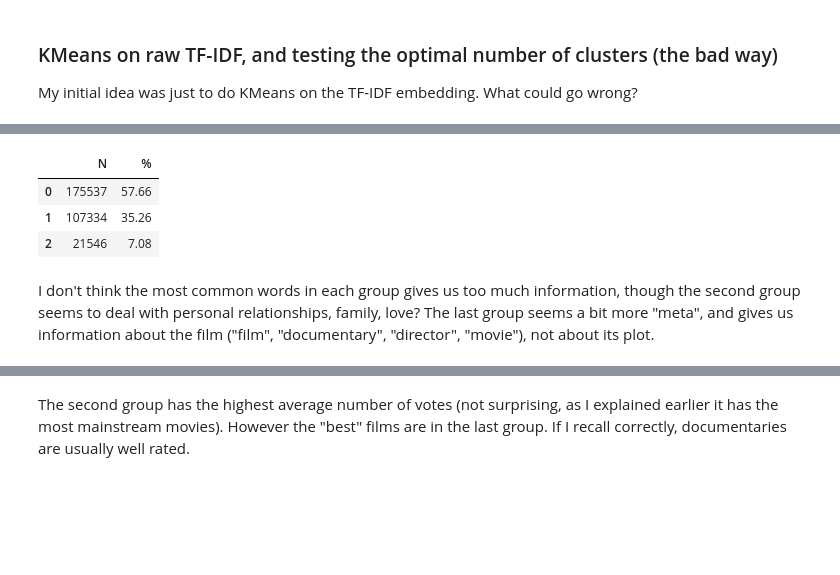
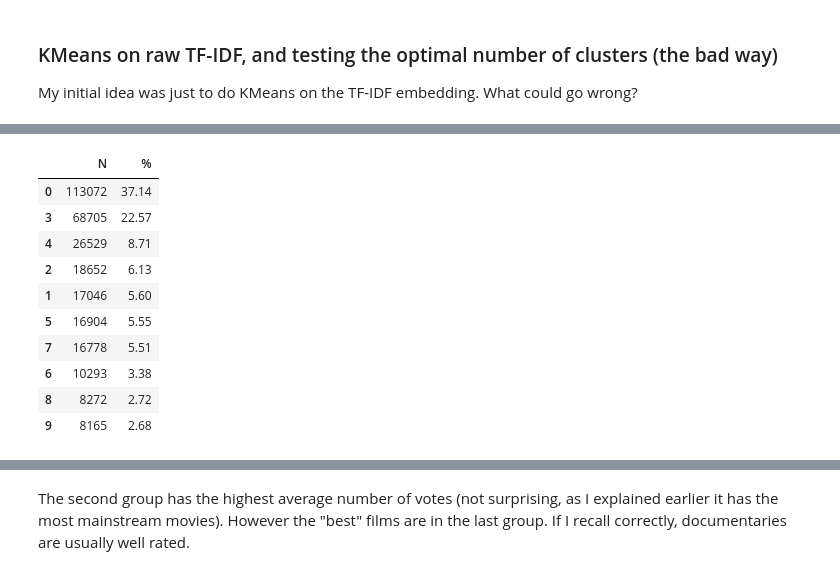
Before and after one commit to Dscronias/yet-another-imdb-project, a Jupyter notebook: Analysis.ipynb, the cells around one changed output, grey strips where cells are left out. Saved outputs shown, nothing was run; the diff lists cells and outputs as text; code cells hidden in the pictures; blank space fills up the shorter version.

```diff
--- a/Analysis.ipynb
+++ b/Analysis.ipynb
@@ -42,6 +42,7 @@ import nltk
 
 # Wrangling
 import pandas as pd
+pd.set_option('display.max_colwidth', 125)
 import sks_functions as sks
 
 # Stats
@@ -1071,20 +1241,25 @@ I decided arbitrarily to create 3 clusters. It's easy to analyse.
 # %%
-TFIDF = TfidfVectorizer(max_features=2000)
+TFIDF = TfidfVectorizer(max_features=4000)
 tfidf_matrix = TFIDF.fit_transform(df_desc.loc[:,"plot"])
 
-km = KMeans(n_clusters=3)
+km = KMeans(n_clusters=10)
 km.fit(tfidf_matrix)
 
 # Clusters to df
 df_desc = df_desc.assign(
-    kmeans3=km.labels_
+    kmeans10=km.labels_
 )
 # Oneway table of the clusters
-sks.tab(df=df_desc, var="kmeans3", round_int=2)
+sks.tab(df=df_desc, var="kmeans10", round_int=2)
 # %% [output]
 |  | N | % |
-| 0 | 175537 | 57.66 |
-| 1 | 107334 | 35.26 |
-| 2 | 21546 | 7.08 |
+| 0 | 113072 | 37.14 |
+| 3 | 68705 | 22.57 |
+| 4 | 26529 | 8.71 |
+| 2 | 18652 | 6.13 |
+| 1 | 17046 | 5.60 |
+| 5 | 16904 | 5.55 |
+| 7 | 16778 | 5.51 |
+| 6 | 10293 | 3.38 |
+| 8 | 8272 | 2.72 |
+| 9 | 8165 | 2.68 |
-# %% [markdown]
-I don't think the most common words in each group gives us too much information, though the second group seems to deal with personal relationships, family, love? The last group seems a bit more "meta", and gives us information about the film ("film", "documentary", "director", "movie"), not about its plot.
```
Also changed, not shown: parts of 64 cells of this notebook, 1 other file.
